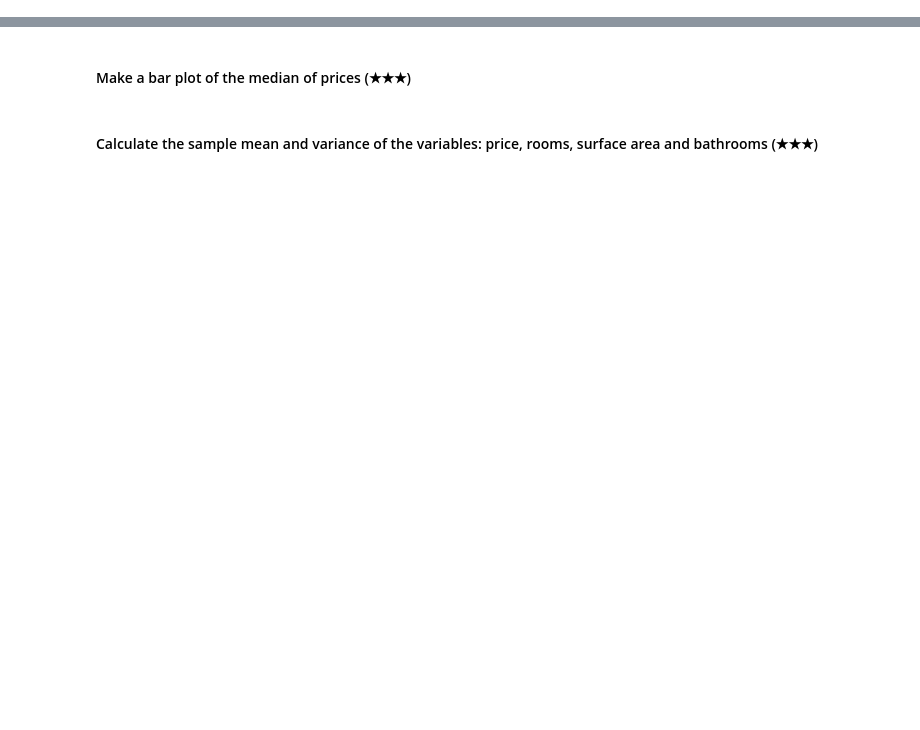
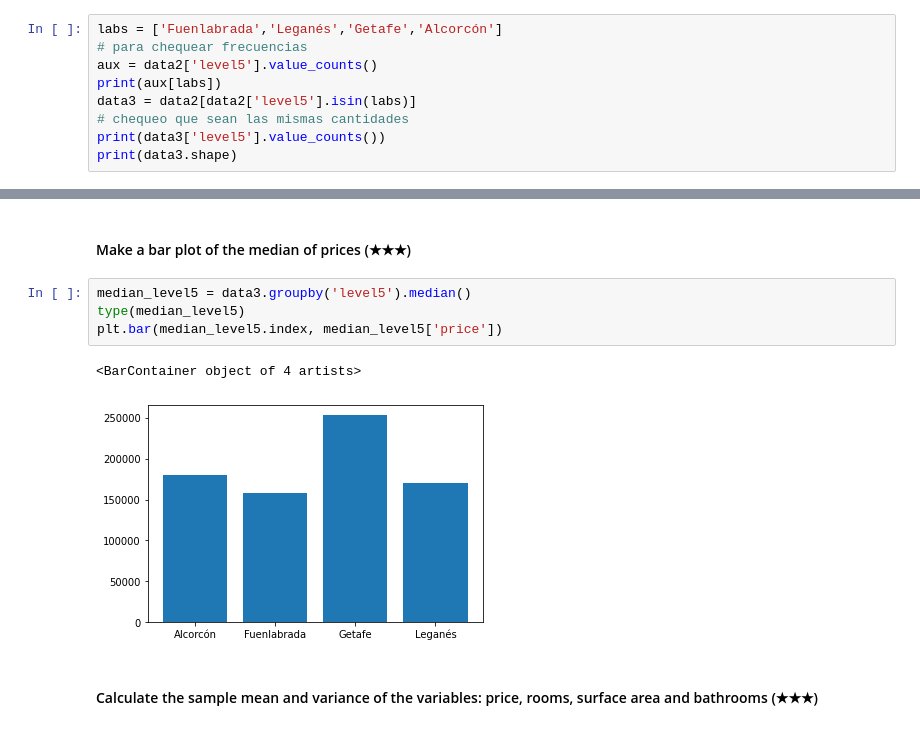
Before and after one commit to RominaGonella/Bootcamp_4Geeks, a Jupyter notebook: project.ipynb, the cells around one changed output, grey strips where cells are left out. Drawn from its saved outputs; the diff is of its cells as text; blank space fills up the shorter version.

```diff
--- a/project.ipynb
+++ b/project.ipynb
@@ -53,2 +146,11 @@ None
 # %% [markdown]
 #### Now let's work with the "south belt" of madrid. Make a subsetting that contains the following populations (level5): "Fuenlabrada","Leganés","Getafe","Alcorcón" (★★☆)
+# %%
+labs = ['Fuenlabrada','Leganés','Getafe','Alcorcón']
+# para chequear frecuencias
+aux = data2['level5'].value_counts()
+print(aux[labs])
+data3 = data2[data2['level5'].isin(labs)]
+# chequeo que sean las mismas cantidades
+print(data3['level5'].value_counts())
+print(data3.shape)
@@ -55,4 +169,11 @@ None
 # %% [markdown]
 #### Make a bar plot of the median of prices (★★★)
+# %%
+median_level5 = data3.groupby('level5').median()
+type(median_level5)
+plt.bar(median_level5.index, median_level5['price'])
+# %% [output]
+<BarContainer object of 4 artists>
+[figure, added]
 # %% [markdown]
 #### Calculate the sample mean and variance of the variables: price, rooms, surface area and bathrooms (★★★)
```
Also changed, not shown: parts of 15 cells of this notebook.
